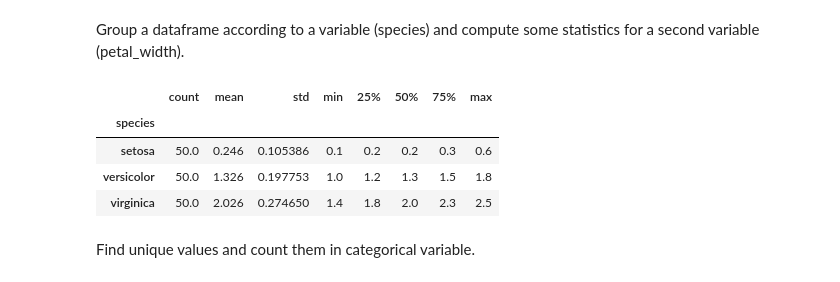
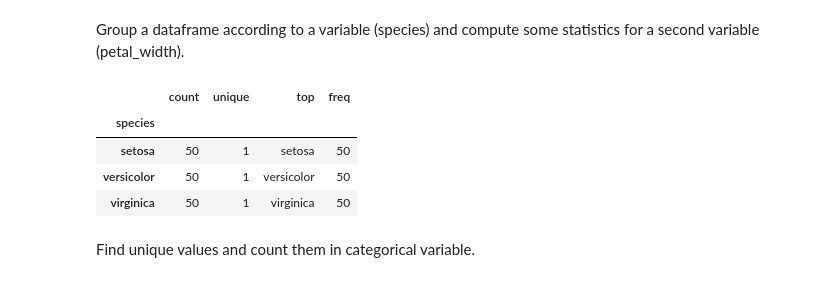
Before and after one commit to emushtaq/data-vis-tukl, a Jupyter notebook: Assignment_3/Assignment3_SPLOM.ipynb, the cells around one changed output. Drawn from its saved outputs; the diff is of its cells as text; code cells hidden in the pictures.

```diff
--- a/Assignment_3/Assignment3_SPLOM.ipynb
+++ b/Assignment_3/Assignment3_SPLOM.ipynb
@@ -43,13 +45,13 @@ AttributeError: 'numpy.ndarray' object has no attribute 'value_counts'
 # %% [markdown]
 Group a dataframe according to a variable (species) and compute some statistics for a second variable (petal_width).
 # %%
-flowers.groupby(['species']).petal_width.describe()
+flowers.groupby(['species']).species.describe()
 # %% [output]
-|  | count | mean | std | min | 25% | 50% | 75% | max |
-| species |  |  |  |  |  |  |  |  |
-| setosa | 50.0 | 0.246 | 0.105386 | 0.1 | 0.2 | 0.2 | 0.3 | 0.6 |
-| versicolor | 50.0 | 1.326 | 0.197753 | 1.0 | 1.2 | 1.3 | 1.5 | 1.8 |
-| virginica | 50.0 | 2.026 | 0.274650 | 1.4 | 1.8 | 2.0 | 2.3 | 2.5 |
+|  | count | unique | top | freq |
+| species |  |  |  |  |
+| setosa | 50 | 1 | setosa | 50 |
+| versicolor | 50 | 1 | versicolor | 50 |
+| virginica | 50 | 1 | virginica | 50 |
 # %% [markdown]
 Find unique values and count them in categorical variable.
 # %%
```
Also changed, not shown: parts of 12 cells of this notebook, 3 other files.
